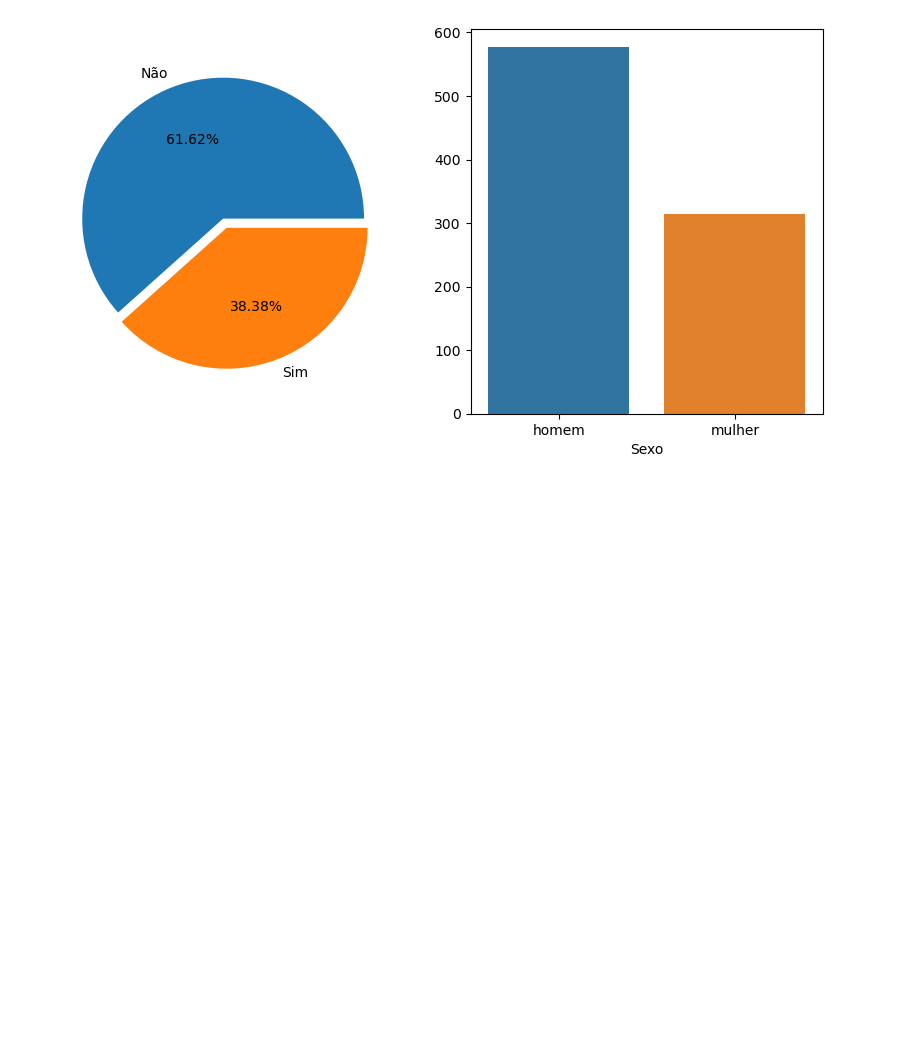
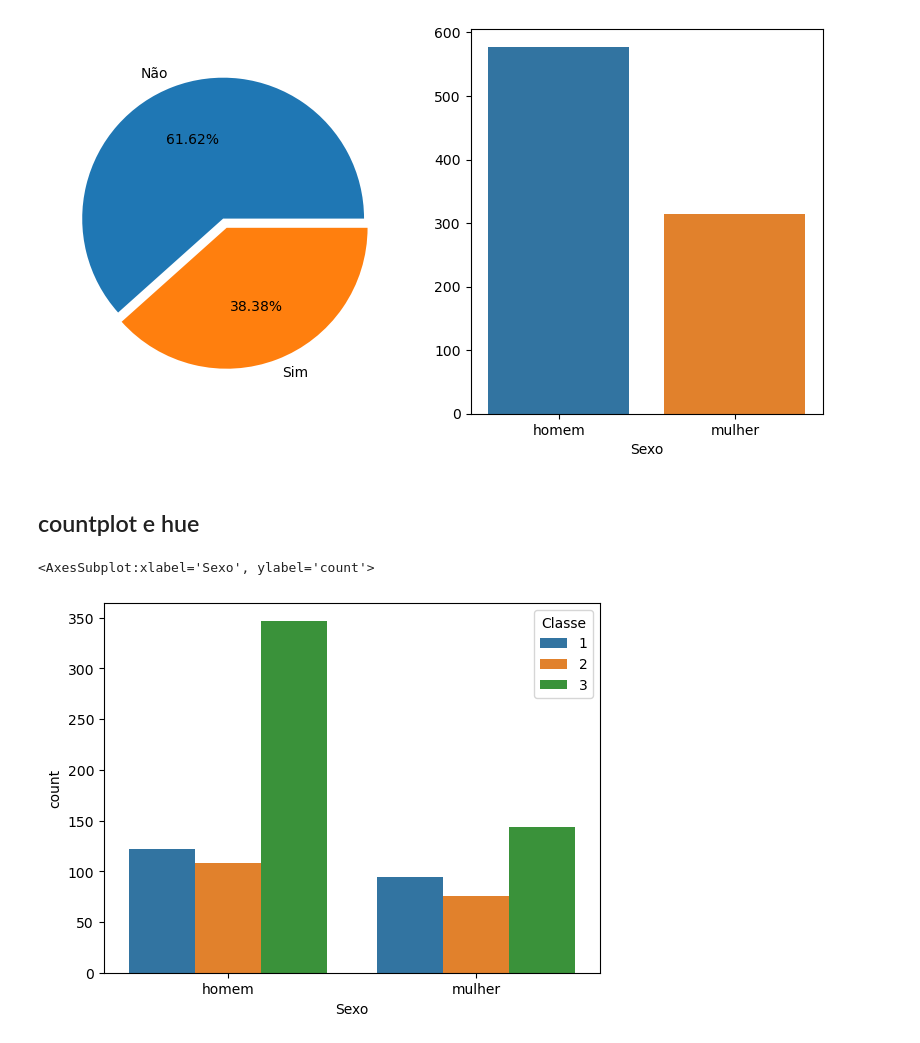
Before and after one commit to phillrog/py-machine-learning, a Jupyter notebook: notebooks/5 - visualização de dados/mod5.ipynb, the cells around one changed output. Cells and saved outputs as stored; diff of their text form; code cells hidden in the pictures; blank space fills up the shorter version.

```diff
--- a/notebooks/5 - visualização de dados/mod5.ipynb
+++ b/notebooks/5 - visualização de dados/mod5.ipynb
@@ -159,3 +159,10 @@ ax[1].set_ylabel('')
 # %% [output]
 Text(0, 0.5, '')
 [figure]
+# %% [markdown]
+## countplot e hue
+# %%
+sns.countplot('Sexo', hue='Classe', data=data)
+# %% [output]
+<AxesSubplot:xlabel='Sexo', ylabel='count'>
+[figure, added]
```
